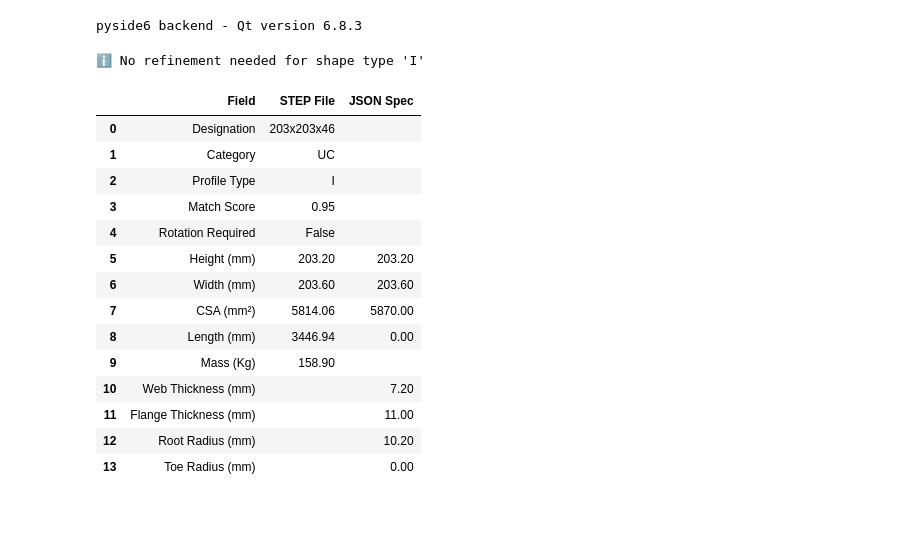
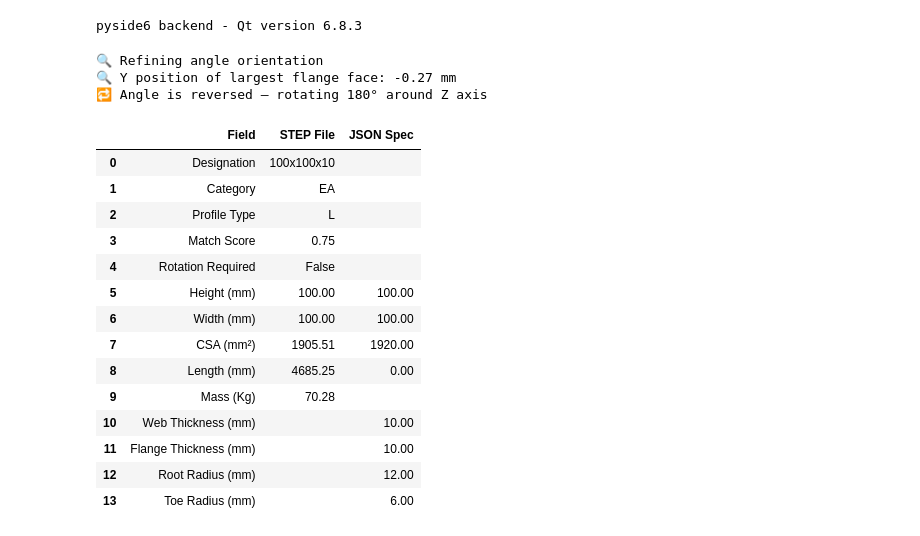
Before and after one commit to ukstevem/StepWrangling, a Jupyter notebook: notebooks/20250613.ipynb, the cells around one changed output. Cells and saved outputs as stored; diff of their text form; code cells hidden in the pictures.

```diff
--- a/notebooks/20250613.ipynb
+++ b/notebooks/20250613.ipynb
@@ -785,7 +785,8 @@ if __name__ == "__main__":
     # step_path = "../data/TestPFC.step"
     # step_path = "../data/MEM-026.step"
     # step_path = "../data/MEM-418.step"     #beam flange coped
-    step_path = "../data/MEM-546.step"     #Beam web coped
+    # step_path = "../data/MEM-546.step"     #Beam web coped
+    step_path = "../data/MEM-1181.step"
     # step_path = "../data/MEM-210.step"
     shape_orig = load_step(step_path)
 
@@ -848,48 +849,50 @@ if __name__ == "__main__":
         profile_match,
         compute_obb_geometry(aligned_shape)
     )
 
     dstv_frame = gp_Ax3(
         gp_Pnt(0, 0, 0),
         gp_Dir(obb_geom["aligned_dir_z"].XYZ()),
         gp_Dir(obb_geom["aligned_dir_x"].XYZ())
     )
 
     # STEP 9: Visual debugging — origin and axes
     # origin_marker = make_origin_marker(gp_Pnt(0, 0, 0))
     # arrow_x = make_arrow(gp_Pnt(0, 0, 0), final_dir_x)  # X = length
     # arrow_y = make_arrow(gp_Pnt(0, 0, 0), final_dir_y)  # Y = height
     # arrow_z = make_arrow(gp_Pnt(0, 0, 0), final_dir_z)  # Z = width
     origin_marker = make_origin_marker(gp_Pnt(0, 0, 0))
     arrow_x = make_arrow(gp_Pnt(0, 0, 0), obb_geom["aligned_dir_x"])
     arrow_y = make_arrow(gp_Pnt(0, 0, 0), obb_geom["aligned_dir_y"])
     arrow_z = make_arrow(gp_Pnt(0, 0, 0), obb_geom["aligned_dir_z"])
 
     visualize(origin_marker, viewer, color="PSS_LIGHT_BLUE")
     visualize(arrow_x, viewer, color="RED")
     visualize(arrow_y, viewer, color="GREEN")
     visualize(arrow_z, viewer, color="BLUE")
     visualize(aligned_shape, viewer, color="PSS_DARK_BLUE")
 
     # print(profile_match)
     print_result_table(profile_match)
 # %% [output]
-ℹ️ No refinement needed for shape type 'I'
+🔍 Refining angle orientation
+🔍 Y position of largest flange face: -0.27 mm
+🔁 Angle is reversed — rotating 180° around Z axis
 |  | Field | STEP File | JSON Spec |
-| 0 | Designation | 203x203x46 |  |
-| 1 | Category | UC |  |
-| 2 | Profile Type | I |  |
-| 3 | Match Score | 0.95 |  |
+| 0 | Designation | 100x100x10 |  |
+| 1 | Category | EA |  |
+| 2 | Profile Type | L |  |
+| 3 | Match Score | 0.75 |  |
 | 4 | Rotation Required | False |  |
-| 5 | Height (mm) | 203.20 | 203.20 |
-| 6 | Width (mm) | 203.60 | 203.60 |
-| 7 | CSA (mm²) | 5814.06 | 5870.00 |
-| 8 | Length (mm) | 3446.94 | 0.00 |
-| 9 | Mass (Kg) | 158.90 |  |
-| 10 | Web Thickness (mm) |  | 7.20 |
-| 11 | Flange Thickness (mm) |  | 11.00 |
-| 12 | Root Radius (mm) |  | 10.20 |
-| 13 | Toe Radius (mm) |  | 0.00 |
+| 5 | Height (mm) | 100.00 | 100.00 |
+| 6 | Width (mm) | 100.00 | 100.00 |
+| 7 | CSA (mm²) | 1905.51 | 1920.00 |
+| 8 | Length (mm) | 4685.25 | 0.00 |
+| 9 | Mass (Kg) | 70.28 |  |
+| 10 | Web Thickness (mm) |  | 10.00 |
+| 11 | Flange Thickness (mm) |  | 10.00 |
+| 12 | Root Radius (mm) |  | 12.00 |
+| 13 | Toe Radius (mm) |  | 6.00 |
 # %%
 # DSTV Plane projection
 # %%
```
Also changed, not shown: parts of 4 cells of this notebook, 5 other files.
